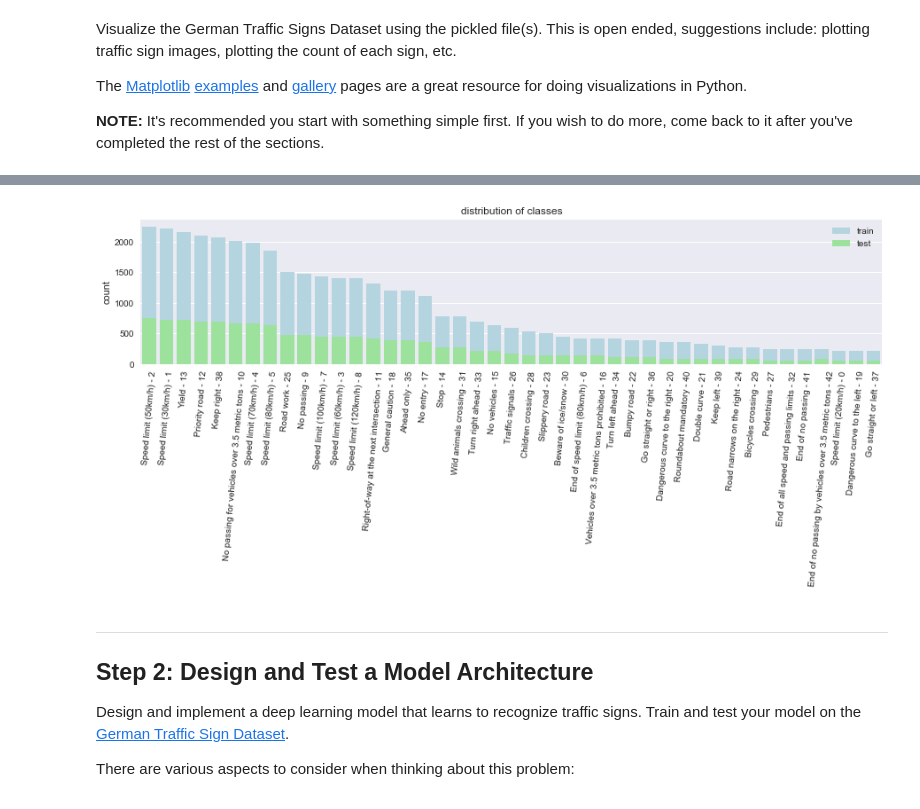
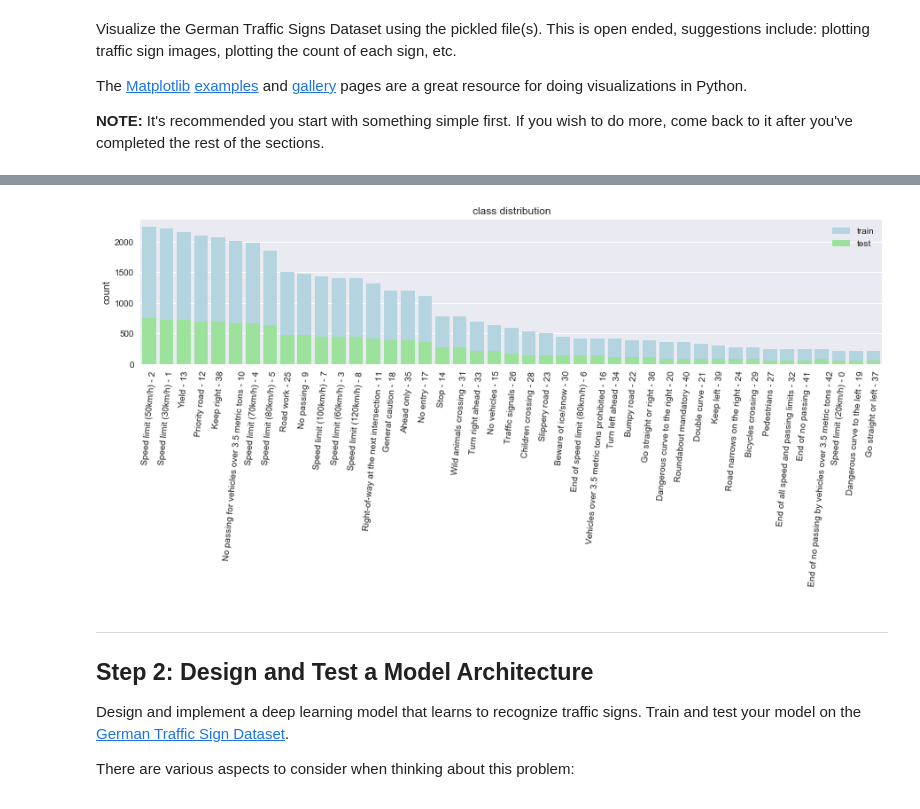
Before and after one commit to johannesdeselaers/CarND-Traffic-Sign-Classifier-Project, a Jupyter notebook: Traffic_Sign_Classifier.ipynb, the cells around one changed output, grey strips where cells are left out. Saved outputs shown, nothing was run; the diff lists cells and outputs as text; code cells hidden in the pictures.

```diff
--- a/Traffic_Sign_Classifier.ipynb
+++ b/Traffic_Sign_Classifier.ipynb
@@ -116,19 +114,19 @@ plot_signs(X_train_original, y_train_original,2,6)
 # %%
 import seaborn as sns
 from collections import Counter
 
 train_counter = Counter(y_train_original)
 order = list(zip(*train_counter.most_common()))[0]
 
 f, ax = plt.subplots(figsize=(15, 3))
 ax = sns.countplot(x=y_train_original, order=order, color='lightblue', ax=ax, label="train")
 ax = sns.countplot(x=y_test_original, order=order, color='lightgreen', ax=ax, label="test")
 
-_ = ax.set_title('distribution of classes')
-_ = ax.legend()
+ax.set_title('class distribution')
+ax.legend()
 _ = ax.set_xticklabels(['%s - %s'% (signnames[i], i) for i in order], rotation=85)
 # %% [output]
-[figure, old version]
+[figure, new version]
 # %% [markdown]
 ----
 
```
Also changed, not shown: parts of 29 cells of this notebook, 1 other file.
